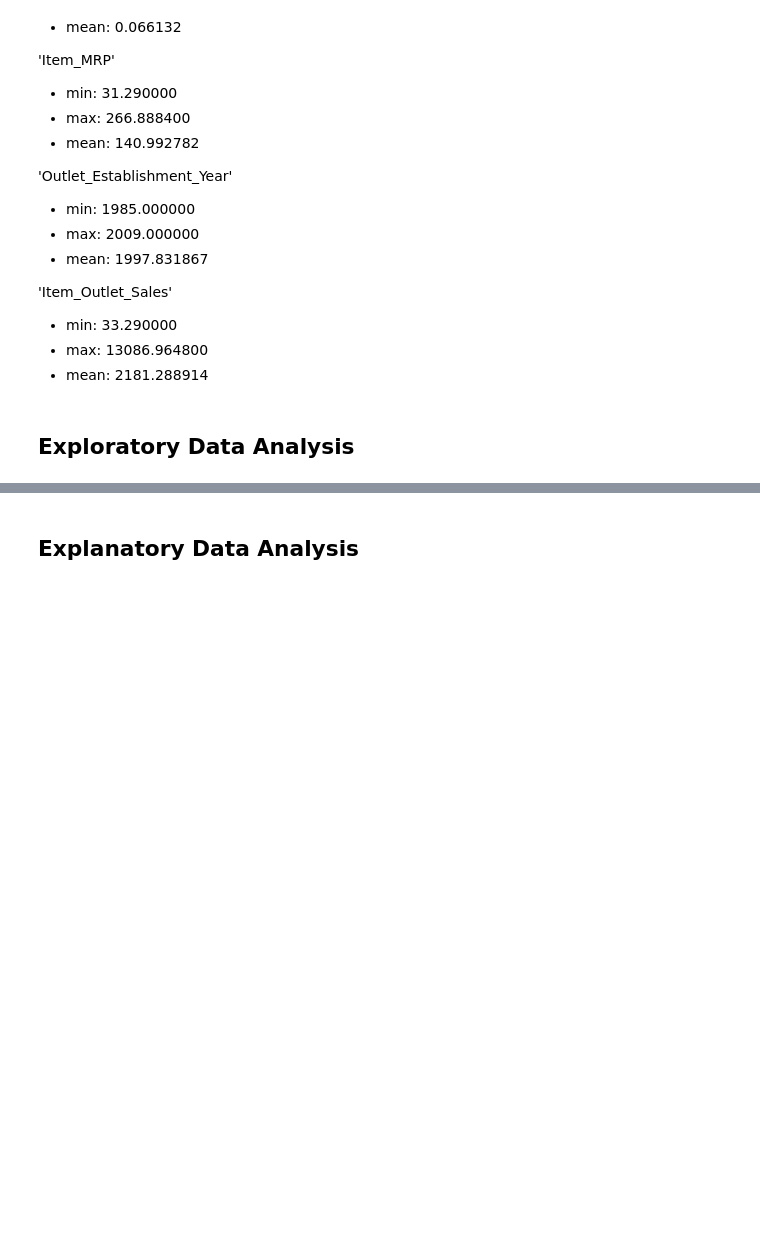
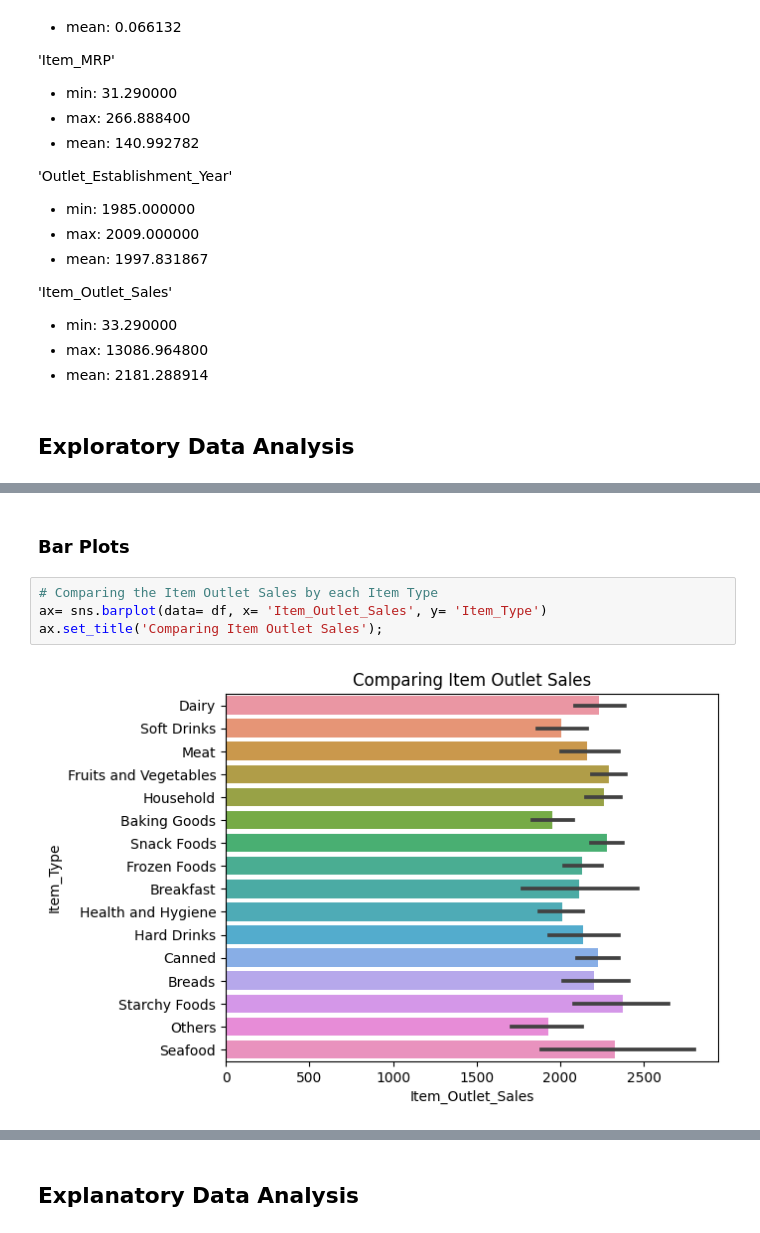
Before and after one commit to wrodemoyer/Prediction-of-Product-Sales, a Jupyter notebook: Prediction_of_Product_Sales.ipynb, the cells around one changed output, grey strips where cells are left out. Saved outputs shown, nothing was run; the diff lists cells and outputs as text; blank space fills up the shorter version.

```diff
--- a/Prediction_of_Product_Sales.ipynb
+++ b/Prediction_of_Product_Sales.ipynb
@@ -221,0 +235,8 @@ Min, Max, and Mean for each Numerical Column.
+# %% [markdown]
+### Bar Plots
+# %%
+# Comparing the Item Outlet Sales by each Item Type
+ax= sns.barplot(data= df, x= 'Item_Outlet_Sales', y= 'Item_Type')
+ax.set_title('Comparing Item Outlet Sales');
+# %% [output]
+[figure, added]
```
Also changed, not shown: parts of 12 cells of this notebook.
